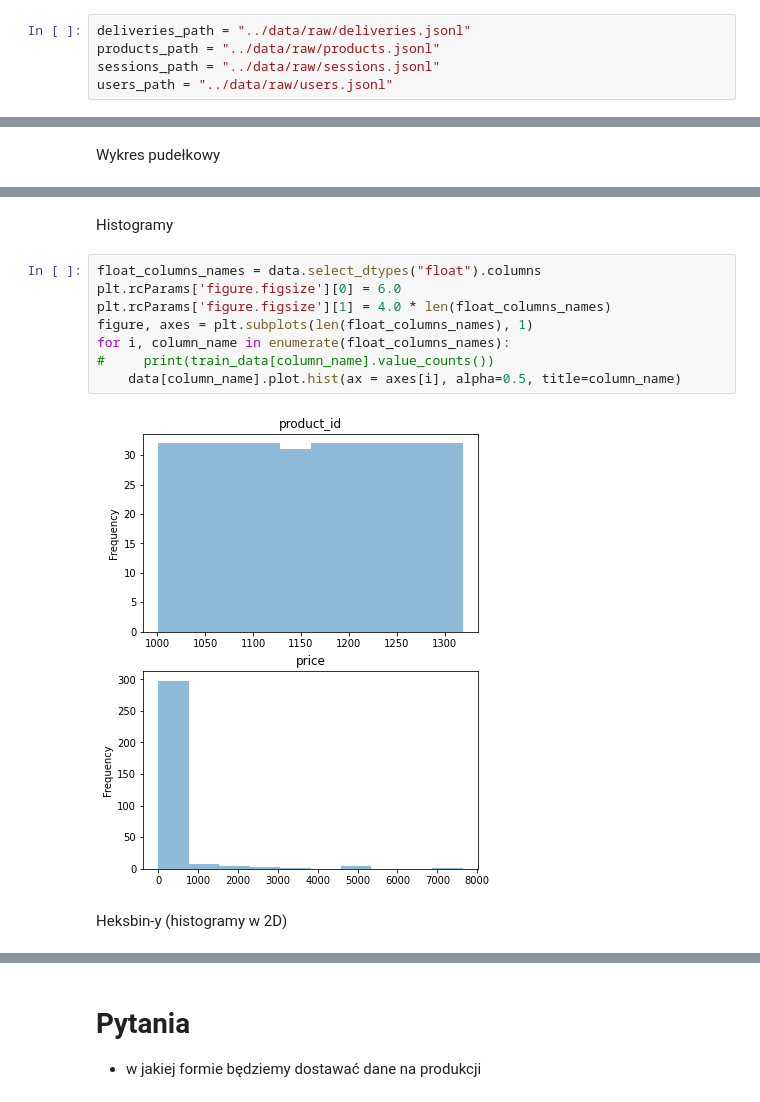
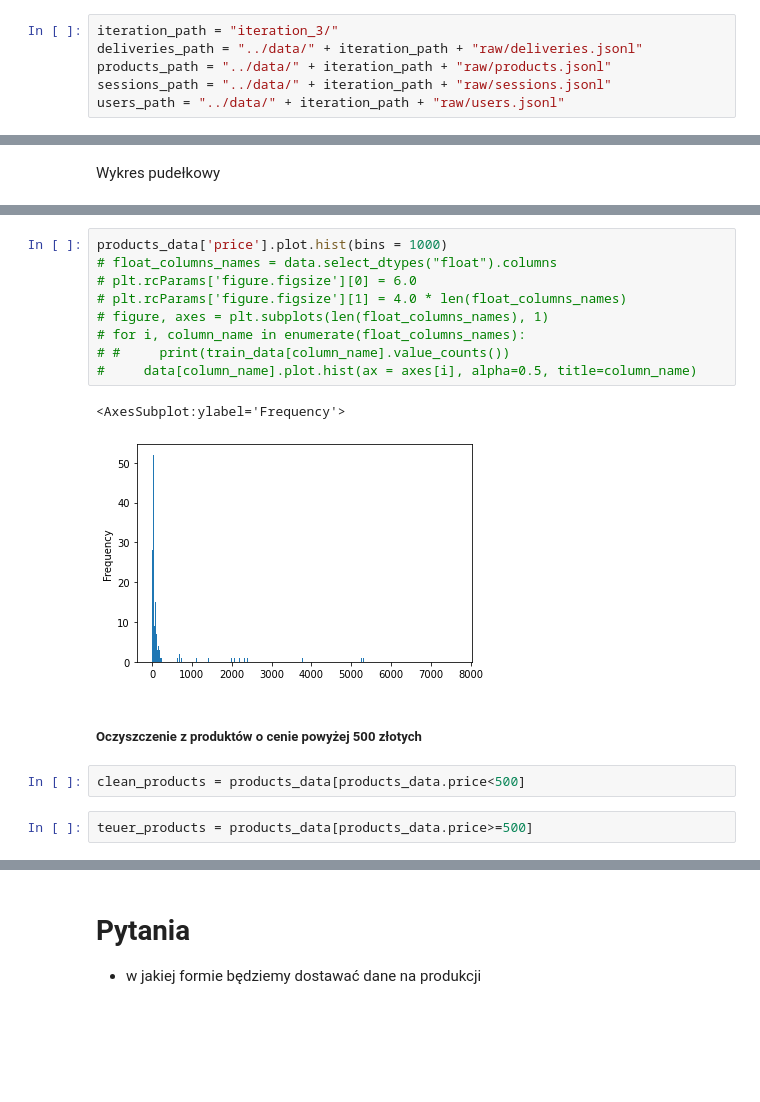
Before and after one commit to Robak132/IUM, a Jupyter notebook: notebooks/explore_data.ipynb, the cells around one changed output, grey strips where cells are left out. Saved outputs shown, nothing was run; the diff lists cells and outputs as text; blank space fills up the shorter version.

```diff
--- a/notebooks/explore_data.ipynb
+++ b/notebooks/explore_data.ipynb
@@ -9,10 +9,11 @@ import matplotlib.pyplot as plt
 # %% [markdown]
 Definicja ścieżek:
 # %%
-deliveries_path = "../data/raw/deliveries.jsonl"
-products_path = "../data/raw/products.jsonl"
-sessions_path = "../data/raw/sessions.jsonl"
-users_path = "../data/raw/users.jsonl"
+iteration_path = "iteration_3/"
+deliveries_path = "../data/" + iteration_path + "raw/deliveries.jsonl"
+products_path = "../data/" + iteration_path + "raw/products.jsonl"
+sessions_path = "../data/" + iteration_path + "raw/sessions.jsonl"
+users_path = "../data/" + iteration_path + "raw/users.jsonl"
 # %%
 deliveries_data = pd.read_json(deliveries_path, lines=True)
 products_data = pd.read_json(products_path, lines=True)
@@ -96,14 +134,18 @@ products_data.boxplot('price')
-# %% [markdown]
-Histogramy
 # %%
-float_columns_names = data.select_dtypes("float").columns
-plt.rcParams['figure.figsize'][0] = 6.0
-plt.rcParams['figure.figsize'][1] = 4.0 * len(float_columns_names)
-figure, axes = plt.subplots(len(float_columns_names), 1)
-for i, column_name in enumerate(float_columns_names):
-#     print(train_data[column_name].value_counts())
-    data[column_name].plot.hist(ax = axes[i], alpha=0.5, title=column_name)
+products_data['price'].plot.hist(bins = 1000)
+# float_columns_names = data.select_dtypes("float").columns
+# plt.rcParams['figure.figsize'][0] = 6.0
+# plt.rcParams['figure.figsize'][1] = 4.0 * len(float_columns_names)
+# figure, axes = plt.subplots(len(float_columns_names), 1)
+# for i, column_name in enumerate(float_columns_names):
+# #     print(train_data[column_name].value_counts())
+#     data[column_name].plot.hist(ax = axes[i], alpha=0.5, title=column_name)
 # %% [output]
+<AxesSubplot:ylabel='Frequency'>
-[figure, old version]
+[figure, new version]
-# %% [markdown]
-Heksbin-y (histogramy w 2D)
+# %% [markdown]
+##### Oczyszczenie z produktów o cenie powyżej 500 złotych
+# %%
+clean_products = products_data[products_data.price<500]
+# %%
+teuer_products = products_data[products_data.price>=500]
```
Also changed, not shown: parts of 41 cells of this notebook, 2 other files.
